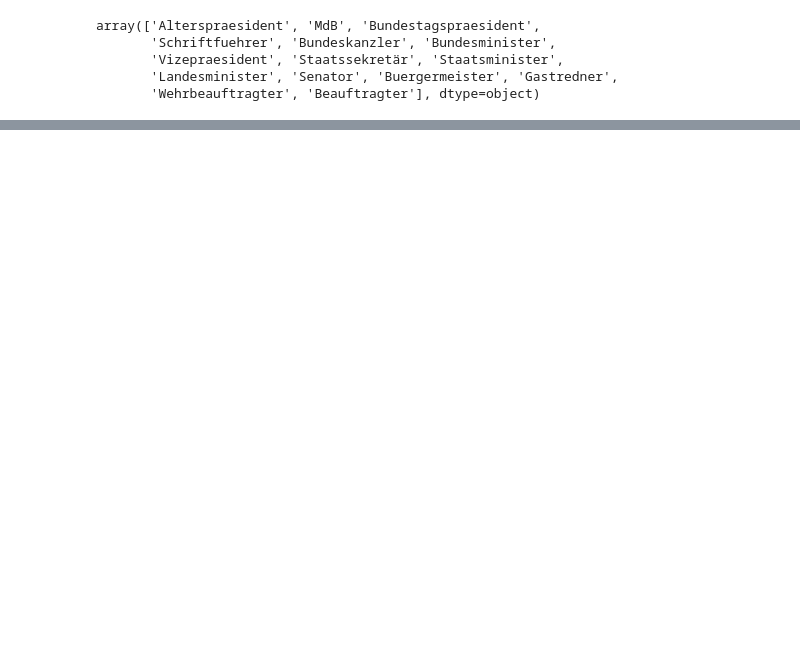
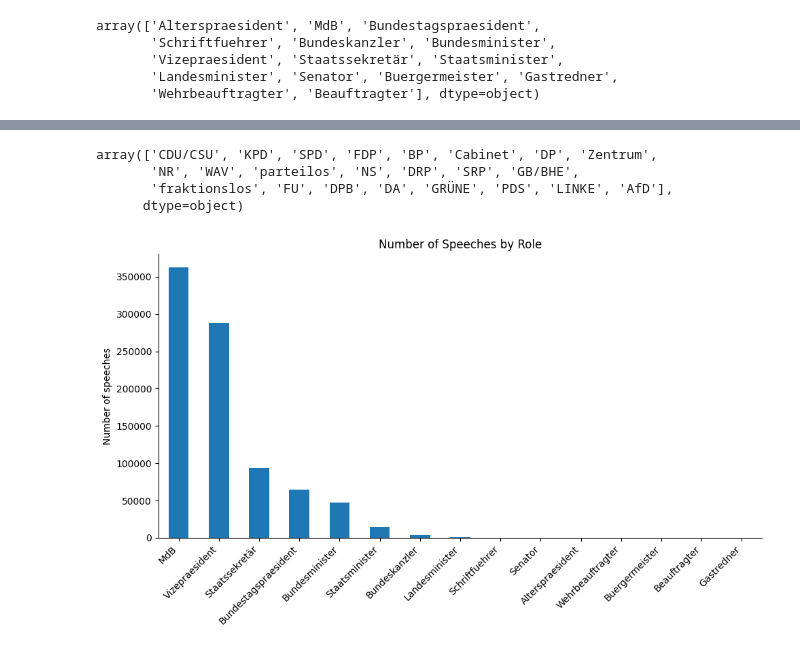
Before and after one commit to helgorithms/capstone_project, a Jupyter notebook: Capstone_EDA.ipynb, the cells around one changed output, grey strips where cells are left out. Drawn from its saved outputs; the diff is of its cells as text; code cells hidden in the pictures; blank space fills up the shorter version.

```diff
--- a/Capstone_EDA.ipynb
+++ b/Capstone_EDA.ipynb
@@ -127,4 +272,8 @@ df_gastredner
 irr_roles = ['Gastredner', 'Landesminister', 'Bundestagspraesident', 'Vizepraesident', 'Alterspraesident', 'Senator', 'Buergermeister', 'Wehrbeauftragter', 'Beauftragter', 'Schriftfuehrer']
 
 # LNKTW2024 keep only ['MdB','Bundeskanzler','Bundesminister','Staatssekretär', 'Staatsminister']
+roles = ['MdB','Bundeskanzler','Bundesminister','Staatssekretär', 'Staatsminister']
+
+# all roles
+all_roles = roles + irr_roles
 # %%
@@ -234,0 +345,34 @@ array(['Präsident Dr. Köhler:', 'Arnold, Präsident des Bundesrats:',
+# %%
+# unique parties
+df_debates['Party'].unique()
+
+# fraktionslos =/= parteilos
+# %% [output]
+array(['CDU/CSU', 'KPD', 'SPD', 'FDP', 'BP', 'Cabinet', 'DP', 'Zentrum',
+       'NR', 'WAV', 'parteilos', 'NS', 'DRP', 'SRP', 'GB/BHE',
+       'fraktionslos', 'FU', 'DPB', 'DA', 'GRÜNE', 'PDS', 'LINKE', 'AfD'],
+      dtype=object)
+# %%
+# Filter to only the roles of interest
+#df_filtered = df_raw_debates[df_raw_debates['Role'].isin(all_roles)].copy()
+
+# Count total number of speeches per role
+role_counts = df_raw_debates['Role'].value_counts().reindex(all_roles).sort_values(ascending=False)
+
+# Plot
+plt.figure(figsize=(10,6))
+ax = role_counts.plot(kind='bar', color='C0')
+
+# save ink
+ax.spines['top'].set_visible(False)
+ax.spines['right'].set_visible(False)
+
+plt.ylabel('Number of speeches')
+plt.xlabel('')
+plt.title('Number of Speeches by Role')
+plt.xticks(rotation=45, ha='right')
+plt.tight_layout()
+plt.savefig('images/all_speeches_by_role.png')
+plt.show()
+# %% [output]
+[figure, added]
```
Also changed, not shown: parts of 59 cells of this notebook, 26 other files.
